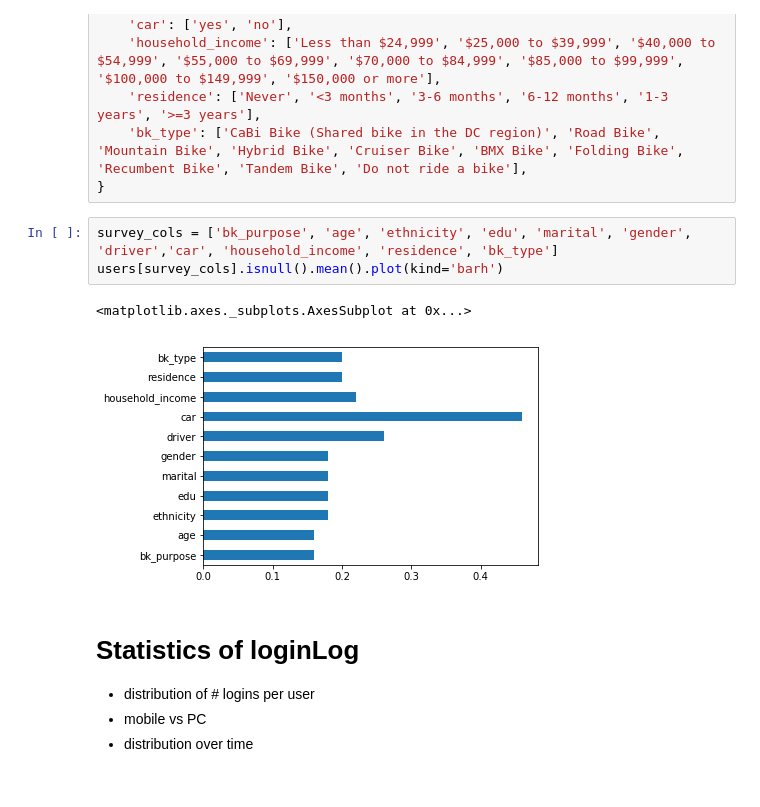
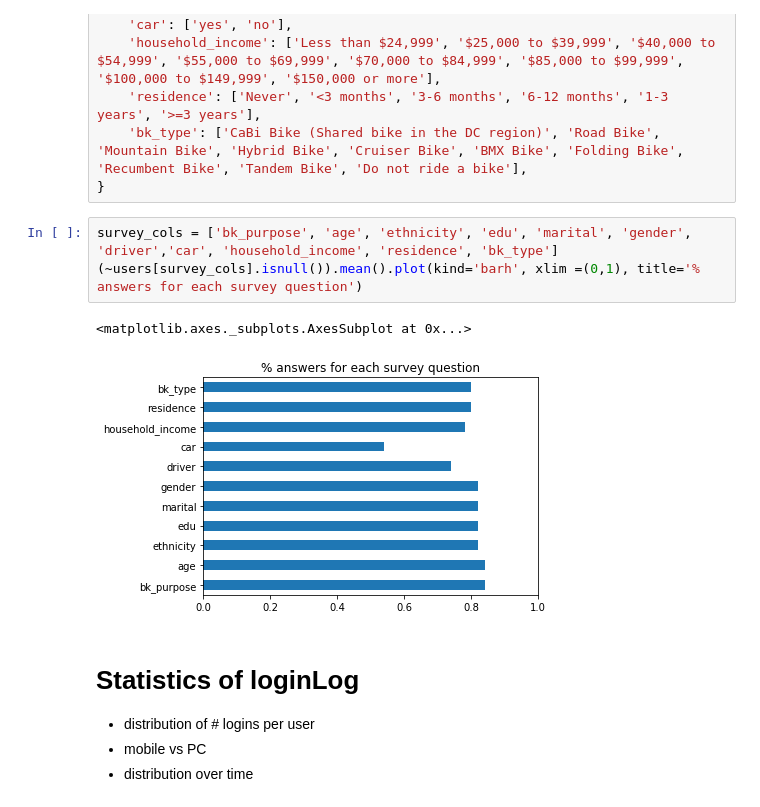
Before and after one commit to JHWu92/Cycling_safety, a Jupyter notebook: rating_platform/database report.ipynb, the cells around one changed output. Drawn from its saved outputs; the diff is of its cells as text.

```diff
--- a/rating_platform/database report.ipynb
+++ b/rating_platform/database report.ipynb
@@ -60,10 +63,10 @@ survey_dict = {
 }
 # %%
 survey_cols = ['bk_purpose', 'age', 'ethnicity', 'edu', 'marital', 'gender', 'driver','car', 'household_income', 'residence', 'bk_type']
-users[survey_cols].isnull().mean().plot(kind='barh')
+(~users[survey_cols].isnull()).mean().plot(kind='barh', xlim =(0,1), title='% answers for each survey question')
 # %% [output]
 <matplotlib.axes._subplots.AxesSubplot at 0x...>
-[figure, old version]
+[figure, new version]
 # %% [markdown]
 # Statistics of loginLog
 
```
Also changed, not shown: parts of 10 cells of this notebook.
